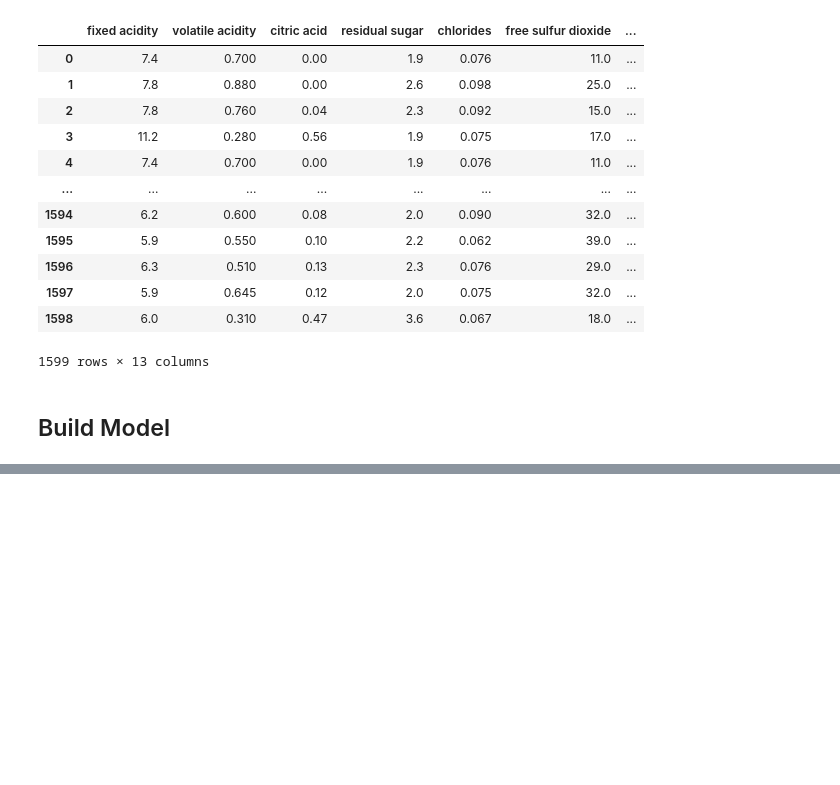
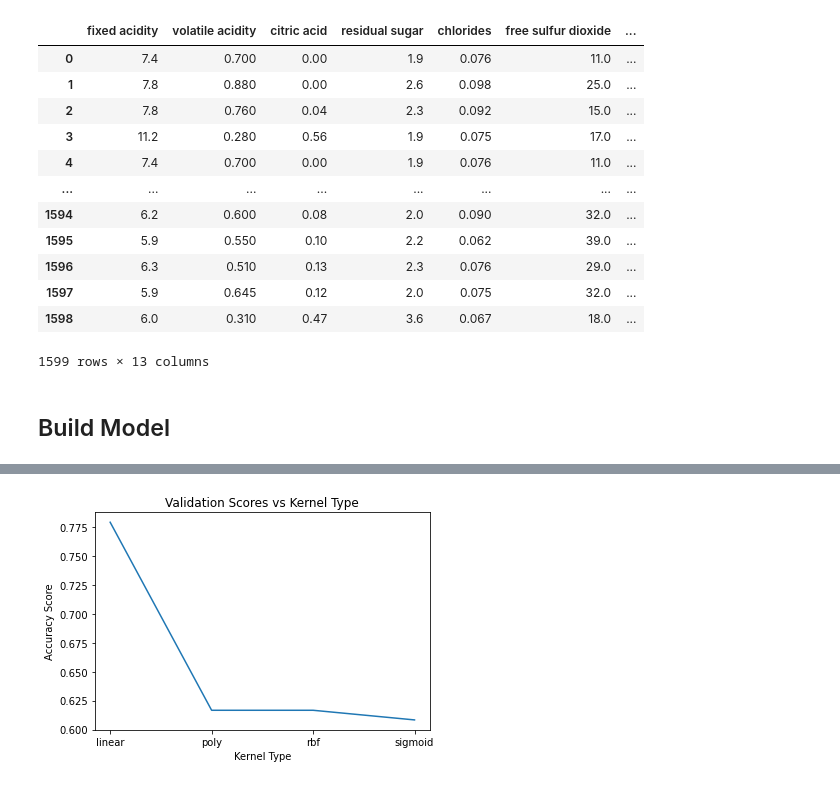
Before and after one commit to arronz99/417project, a Jupyter notebook: svc.ipynb, the cells around one changed output, grey strips where cells are left out. Cells and saved outputs as stored; diff of their text form; code cells hidden in the pictures; blank space fills up the shorter version.

```diff
--- a/svc.ipynb
+++ b/svc.ipynb
@@ -82,0 +95,15 @@ SVC(C=1.0499999999999998, degree=1, kernel='linear')
+# %%
+acc = []
+
+for kernel in params["kernel"]:
+    y_pred = SVC(kernel=kernel, degree=8).fit(X_train, y_train).predict(X_val)
+
+    acc.append(accuracy_score(y_val, y_pred))
+
+plt.plot(params["kernel"], acc)
+plt.xlabel("Kernel Type")
+plt.ylabel("Accuracy Score")
+plt.title("Validation Scores vs Kernel Type")
+plt.show()
+# %% [output]
+[figure, added]
```
Also changed, not shown: parts of 7 cells of this notebook, 3 other files.
